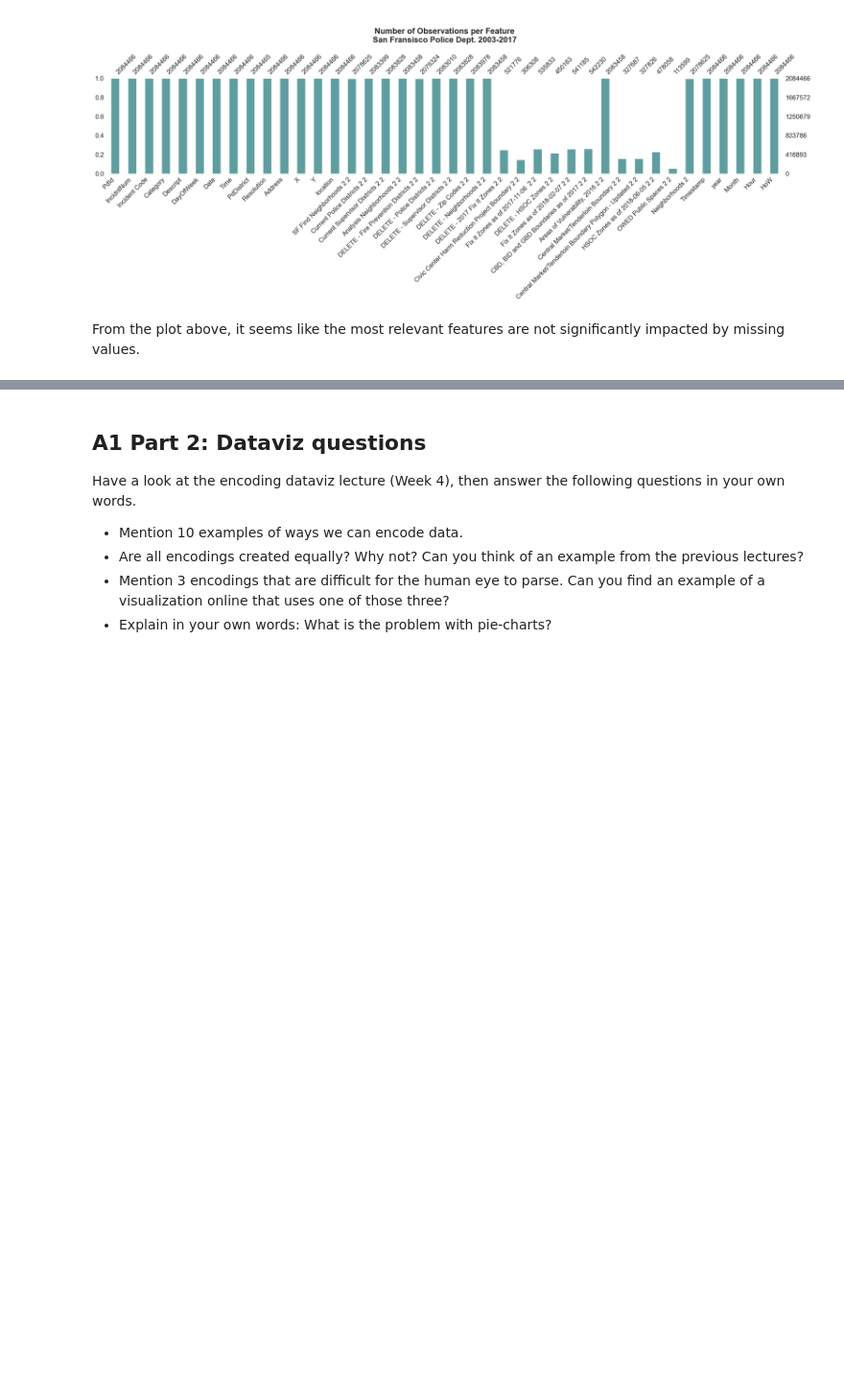
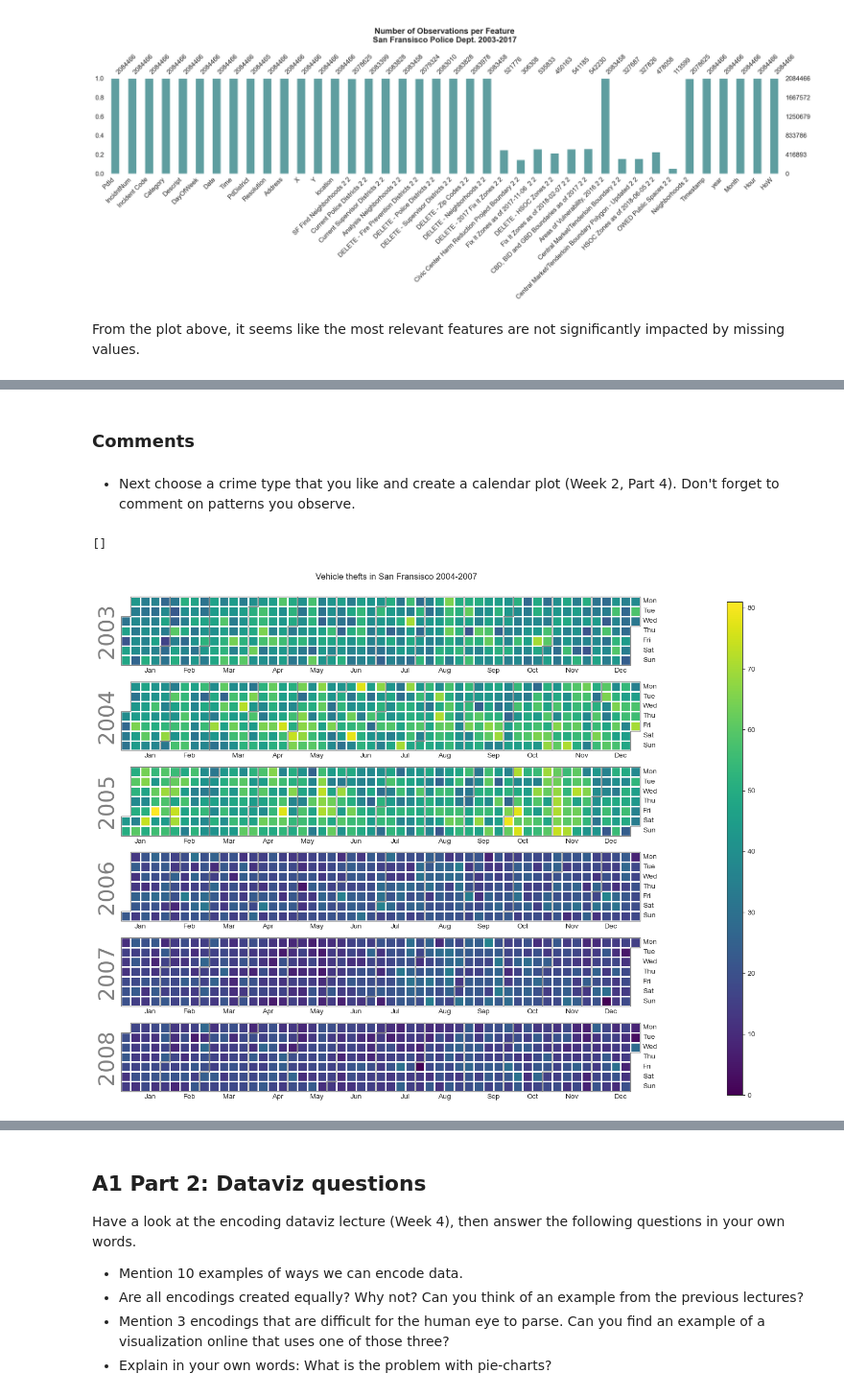
Before and after one commit to jens-create/socialdata2023, a Jupyter notebook: assignments/Assignment1.ipynb, the cells around one changed output, grey strips where cells are left out. Shown at 96% size. Cells and saved outputs as stored; diff of their text form; code cells hidden in the pictures; blank space fills up the shorter version.

```diff
--- a/assignments/Assignment1.ipynb
+++ b/assignments/Assignment1.ipynb
@@ -72,0 +124,25 @@ For each set of plots below, describe the plots (as you would in the figure text
+# %% [markdown]
+### Comments
+# %% [markdown]
+* Next choose a crime type that you like and create a calendar plot (Week 2, Part 4). Don't forget to comment on patterns you observe.
+# %%
+crime_df.Date = pd.to_datetime(crime_df.Date)
+
+font_path = fm.findfont("DejaVu Sans")
+fontproperties = fm.FontProperties(fname=font_path, size=20)
+yearlabel_kws = dict(fontproperties=fontproperties)
+
+
+calplot.calplot(
+         crime_df[(crime_df.Category == 'VEHICLE THEFT') & (crime_df.year.isin(range(2003,2009)))]\
+         .groupby(['Date'])\
+         .count().PdId,
+         suptitle='Vehicle thefts in San Fransisco 2004-2007',
+         figsize=(15,10),
+         tight_layout=True,
+         yearlabel_kws=yearlabel_kws
+         )
+plt.plot()
+# %% [output]
+[]
+[figure, added]
```
Also changed, not shown: parts of 9 cells of this notebook.
